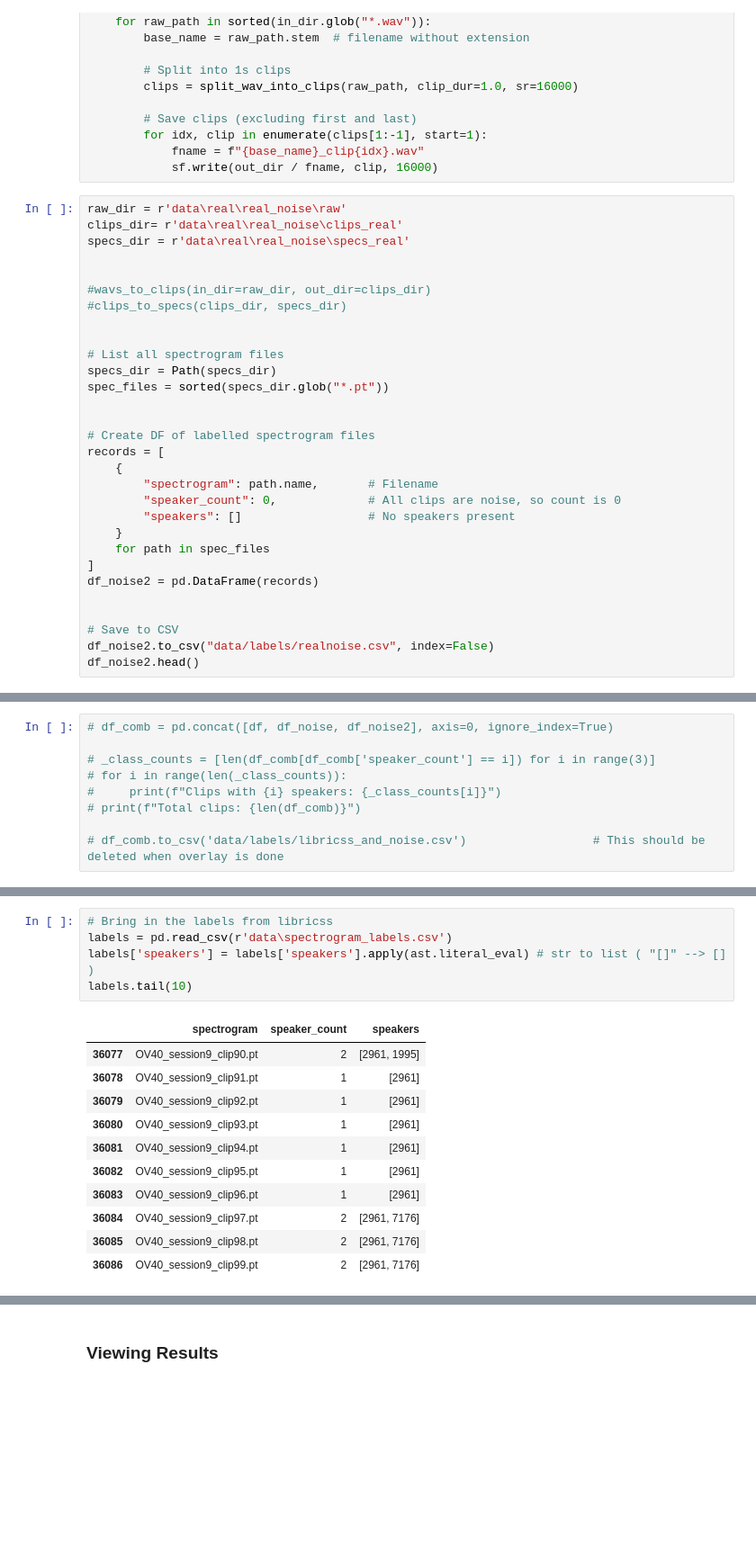
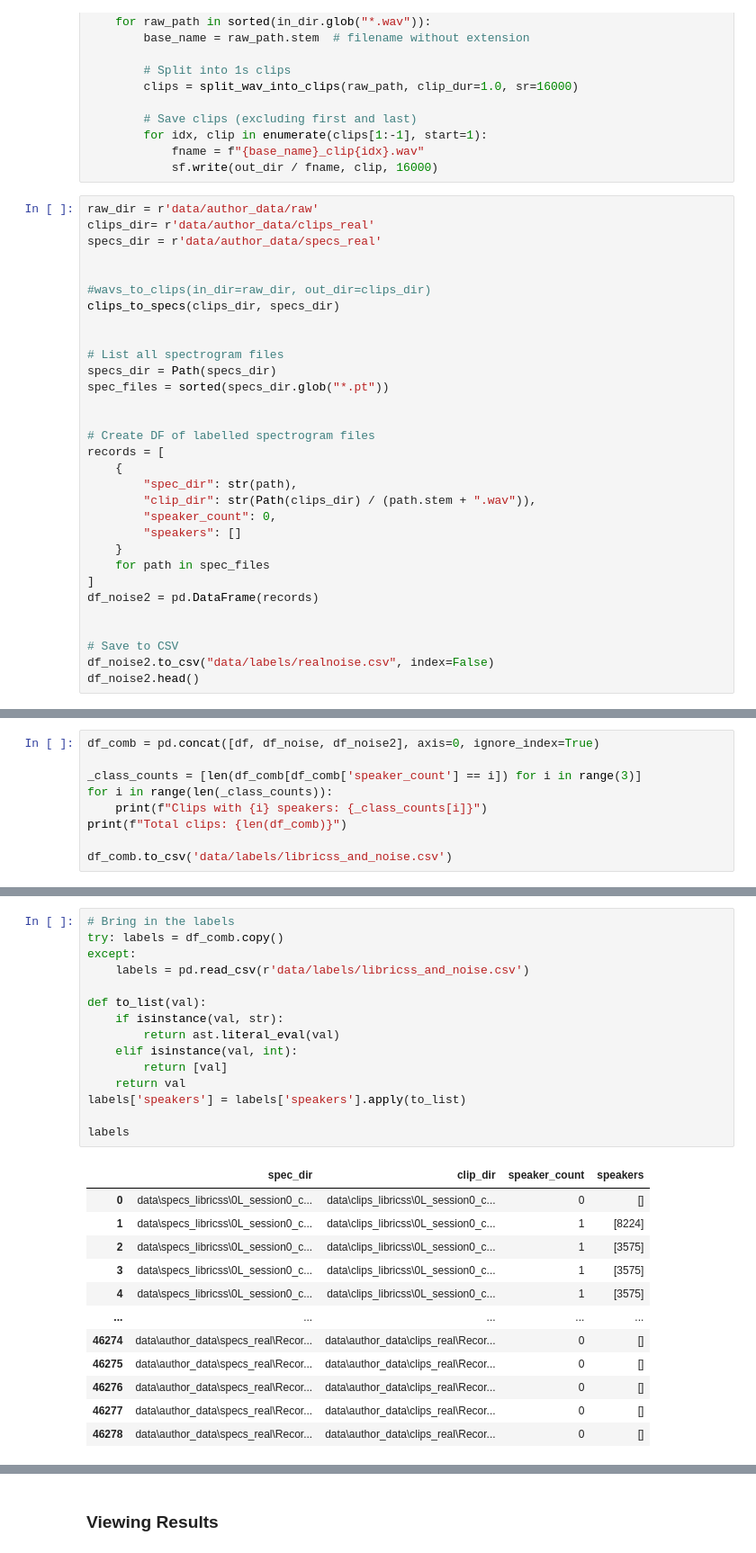
Before and after one commit to connorlyon10/MScProject, a Jupyter notebook: notebooks/DataWrangling.ipynb, the cells around one changed output, grey strips where cells are left out. Shown at 90% size. Cells and saved outputs as stored; diff of their text form; blank space fills up the shorter version.

```diff
--- a/notebooks/DataWrangling.ipynb
+++ b/notebooks/DataWrangling.ipynb
@@ -439,13 +447,13 @@ def wavs_to_clips(in_dir, out_dir):
             fname = f"{base_name}_clip{idx}.wav"
             sf.write(out_dir / fname, clip, 16000)
 # %%
-raw_dir = r'data\real\real_noise\raw'
-clips_dir= r'data\real\real_noise\clips_real'
-specs_dir = r'data\real\real_noise\specs_real'
+raw_dir = r'data/author_data/raw'
+clips_dir= r'data/author_data/clips_real'
+specs_dir = r'data/author_data/specs_real'
 
 
 #wavs_to_clips(in_dir=raw_dir, out_dir=clips_dir)
-#clips_to_specs(clips_dir, specs_dir)
+clips_to_specs(clips_dir, specs_dir)
 
 
 # List all spectrogram files
@@ -456,9 +464,10 @@ spec_files = sorted(specs_dir.glob("*.pt"))
 # Create DF of labelled spectrogram files
 records = [
     {
-        "spectrogram": path.name,       # Filename
-        "speaker_count": 0,             # All clips are noise, so count is 0
-        "speakers": []                  # No speakers present
+        "spec_dir": str(path),
+        "clip_dir": str(Path(clips_dir) / (path.stem + ".wav")),
+        "speaker_count": 0,
+        "speakers": []
     }
     for path in spec_files
 ]
@@ -487,10 +496,10 @@ Let's combine these observations with libricss and check the total dataset balan
 # %%
-# df_comb = pd.concat([df, df_noise, df_noise2], axis=0, ignore_index=True)
+df_comb = pd.concat([df, df_noise, df_noise2], axis=0, ignore_index=True)
 
-# _class_counts = [len(df_comb[df_comb['speaker_count'] == i]) for i in range(3)]
-# for i in range(len(_class_counts)):
-#     print(f"Clips with {i} speakers: {_class_counts[i]}")
-# print(f"Total clips: {len(df_comb)}")
+_class_counts = [len(df_comb[df_comb['speaker_count'] == i]) for i in range(3)]
+for i in range(len(_class_counts)):
+    print(f"Clips with {i} speakers: {_class_counts[i]}")
+print(f"Total clips: {len(df_comb)}")
 
-# df_comb.to_csv('data/labels/libricss_and_noise.csv')                  # This should be deleted when overlay is done
+df_comb.to_csv('data/labels/libricss_and_noise.csv')
 # %% [output]
@@ -508,17 +530,28 @@ Great. Now it's clear that we need to create more n=2 clips and n=3 clips. Creat
 # %%
-# Bring in the labels from libricss
-labels = pd.read_csv(r'data\spectrogram_labels.csv')
-labels['speakers'] = labels['speakers'].apply(ast.literal_eval) # str to list ( "[]" --> [] )
-labels.tail(10)
+# Bring in the labels
+try: labels = df_comb.copy()
+except:
+    labels = pd.read_csv(r'data/labels/libricss_and_noise.csv')
+
+def to_list(val):
+    if isinstance(val, str):
+        return ast.literal_eval(val)
+    elif isinstance(val, int):
+        return [val]
+    return val
+labels['speakers'] = labels['speakers'].apply(to_list)
+
+labels
 # %% [output]
-|  | spectrogram | speaker_count | speakers |
-| 36077 | OV40_session9_clip90.pt | 2 | [2961, 1995] |
-| 36078 | OV40_session9_clip91.pt | 1 | [2961] |
-| 36079 | OV40_session9_clip92.pt | 1 | [2961] |
-| 36080 | OV40_session9_clip93.pt | 1 | [2961] |
-| 36081 | OV40_session9_clip94.pt | 1 | [2961] |
-| 36082 | OV40_session9_clip95.pt | 1 | [2961] |
-| 36083 | OV40_session9_clip96.pt | 1 | [2961] |
-| 36084 | OV40_session9_clip97.pt | 2 | [2961, 7176] |
-| 36085 | OV40_session9_clip98.pt | 2 | [2961, 7176] |
-| 36086 | OV40_session9_clip99.pt | 2 | [2961, 7176] |
+|  | spec_dir | clip_dir | speaker_count | speakers |
+| 0 | data\specs_libricss\0L_session0_c... | data\clips_libricss\0L_session0_c... | 0 | [] |
+| 1 | data\specs_libricss\0L_session0_c... | data\clips_libricss\0L_session0_c... | 1 | [8224] |
+| 2 | data\specs_libricss\0L_session0_c... | data\clips_libricss\0L_session0_c... | 1 | [3575] |
+| 3 | data\specs_libricss\0L_session0_c... | data\clips_libricss\0L_session0_c... | 1 | [3575] |
+| 4 | data\specs_libricss\0L_session0_c... | data\clips_libricss\0L_session0_c... | 1 | [3575] |
+| ... | ... | ... | ... | ... |
+| 46274 | data\author_data\specs_real\Recor... | data\author_data\clips_real\Recor... | 0 | [] |
+| 46275 | data\author_data\specs_real\Recor... | data\author_data\clips_real\Recor... | 0 | [] |
+| 46276 | data\author_data\specs_real\Recor... | data\author_data\clips_real\Recor... | 0 | [] |
+| 46277 | data\author_data\specs_real\Recor... | data\author_data\clips_real\Recor... | 0 | [] |
+| 46278 | data\author_data\specs_real\Recor... | data\author_data\clips_real\Recor... | 0 | [] |
```
Also changed, not shown: parts of 34 cells of this notebook, 21 other files.
